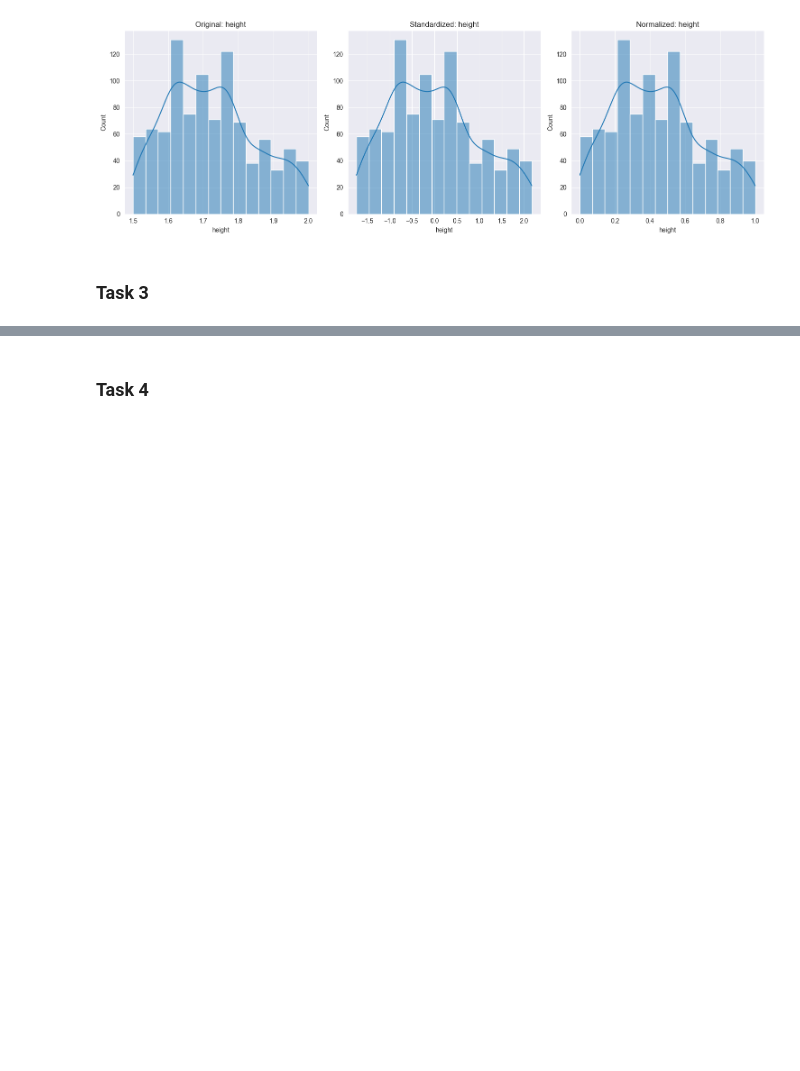
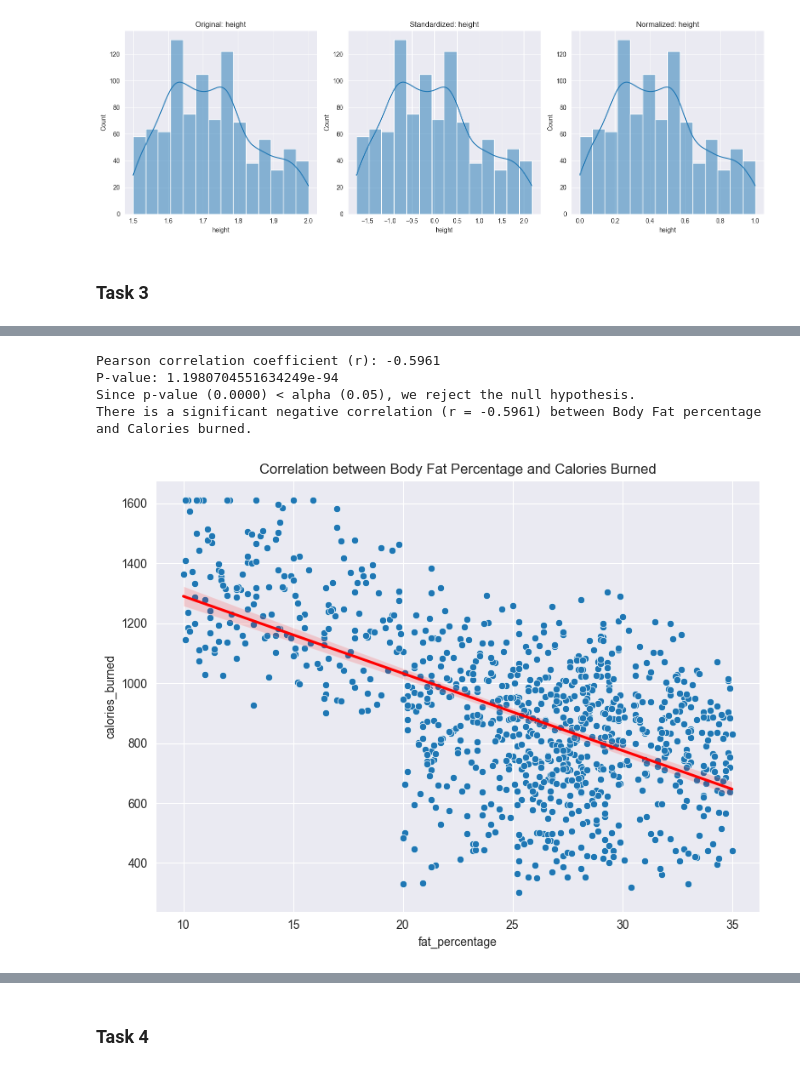
Before and after one commit to ivan-22-3-5/data_analysis_6th_sem, a Jupyter notebook: final-project/final-project.ipynb, the cells around one changed output, grey strips where cells are left out. Cells and saved outputs as stored; diff of their text form; code cells hidden in the pictures; blank space fills up the shorter version.

```diff
--- a/final-project/final-project.ipynb
+++ b/final-project/final-project.ipynb
@@ -242,0 +280,30 @@ for var in continuous_vars[:3]:  # Just show a few examples
+# %%
+correlation, p_value = stats.pearsonr(df_transformed['fat_percentage'], df_transformed['calories_burned'])
+print(f"\nPearson correlation coefficient (r): {correlation:.4f}")
+print(f"P-value: {p_value}")
+
+alpha = 0.05
+if p_value < alpha:
+    print(f"Since p-value ({p_value:.4f}) < alpha ({alpha}), we reject the null hypothesis.")
+
+    print(
+        f"There is a significant {'positive' if correlation > 0 else 'negative'} correlation (r = {correlation:.4f}) between Body Fat percentage and Calories burned.")
+
+    plt.figure(figsize=(8, 6))
+    sns.scatterplot(x='fat_percentage', y='calories_burned', data=df_transformed)
+    plt.title('Correlation between Body Fat Percentage and Calories Burned')
+    plt.xlabel('Body Fat Percentage (%)')
+    plt.ylabel('Calories Burned')
+
+    sns.regplot(x='fat_percentage', y='calories_burned', data=df_transformed, scatter=False, color='red')
+    plt.tight_layout()
+    plt.show()
+else:
+    print(f"Since p-value ({p_value:.4f}) > alpha ({alpha}), we fail to reject the null hypothesis.")
+    print("There is no significant correlation between Body Fat percentage and Calories burned.")
+# %% [output]
+Pearson correlation coefficient (r): -0.5961
+P-value: 1.1980704551634249e-94
+Since p-value (0.0000) < alpha (0.05), we reject the null hypothesis.
+There is a significant negative correlation (r = -0.5961) between Body Fat percentage and Calories burned.
+[figure, added]
```
Also changed, not shown: parts of 7 cells of this notebook.
